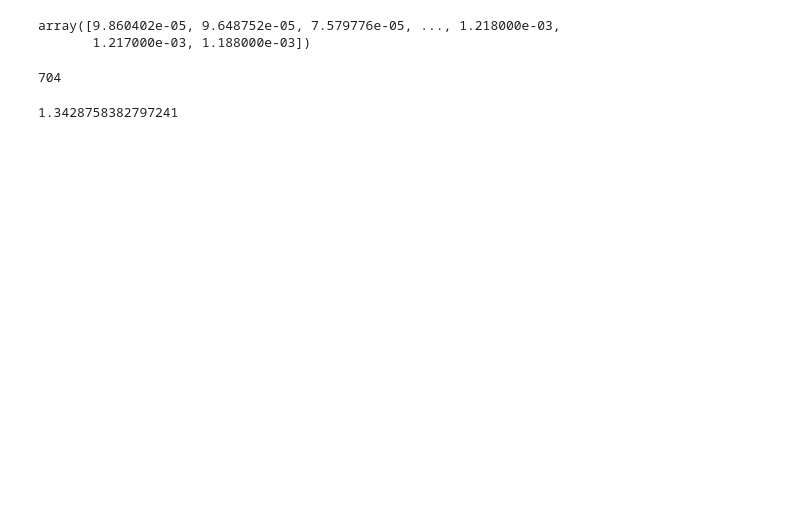
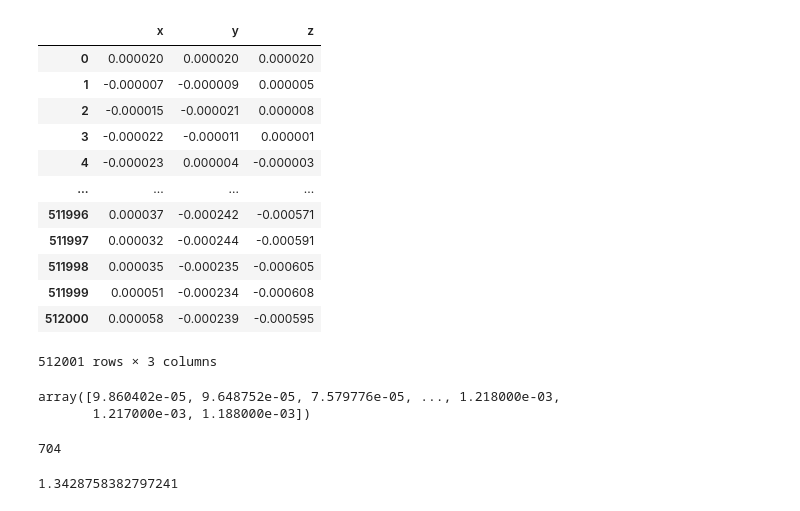
Before and after one commit to jpzomer/VSS_DatabaseFunc, a Jupyter notebook: test.ipynb, the cells around one changed output. Saved outputs shown, nothing was run; the diff lists cells and outputs as text; code cells hidden in the pictures; blank space fills up the shorter version.

```diff
--- a/test.ipynb
+++ b/test.ipynb
@@ -180,3 +89,25 @@ dataset = VSS_File(datasetPath)
+# %%
+# o mesmo pode ser feito pra vibração
+
+# a seguinte função retorna como numpy array
+dataset.units[0].tests[0].returnVibrationDatabase()
+
+# a seguinte já retorna como dataframe com os headers
+dataset.units[0].tests[0].returnVibrationDataframe()
+# %% [output]
+|  | x | y | z |
+| 0 | 0.000020 | 0.000020 | 0.000020 |
+| 1 | -0.000007 | -0.000009 | 0.000005 |
+| 2 | -0.000015 | -0.000021 | 0.000008 |
+| 3 | -0.000022 | -0.000011 | 0.000001 |
+| 4 | -0.000023 | 0.000004 | -0.000003 |
+| ... | ... | ... | ... |
+| 511996 | 0.000037 | -0.000242 | -0.000571 |
+| 511997 | 0.000032 | -0.000244 | -0.000591 |
+| 511998 | 0.000035 | -0.000235 | -0.000605 |
+| 511999 | 0.000051 | -0.000234 | -0.000608 |
+| 512000 | 0.000058 | -0.000239 | -0.000595 |
+512001 rows × 3 columns
 # %%
 filterAttributes = {
     "angularSpeed": [3600],
```
Also changed, not shown: parts of 7 cells of this notebook, 1 other file.
